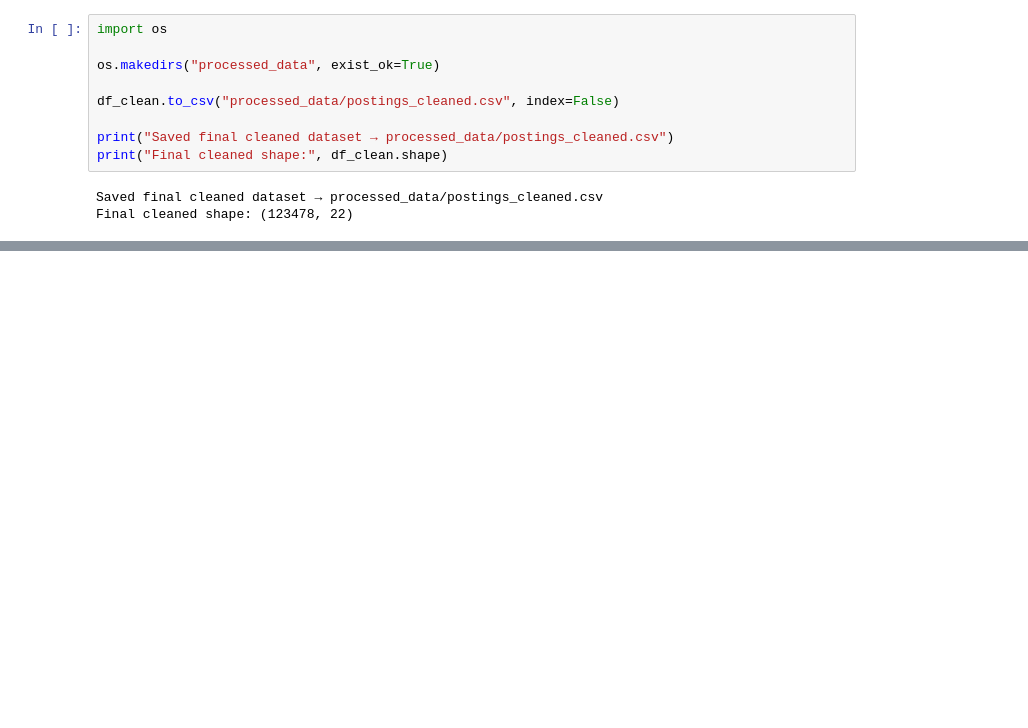
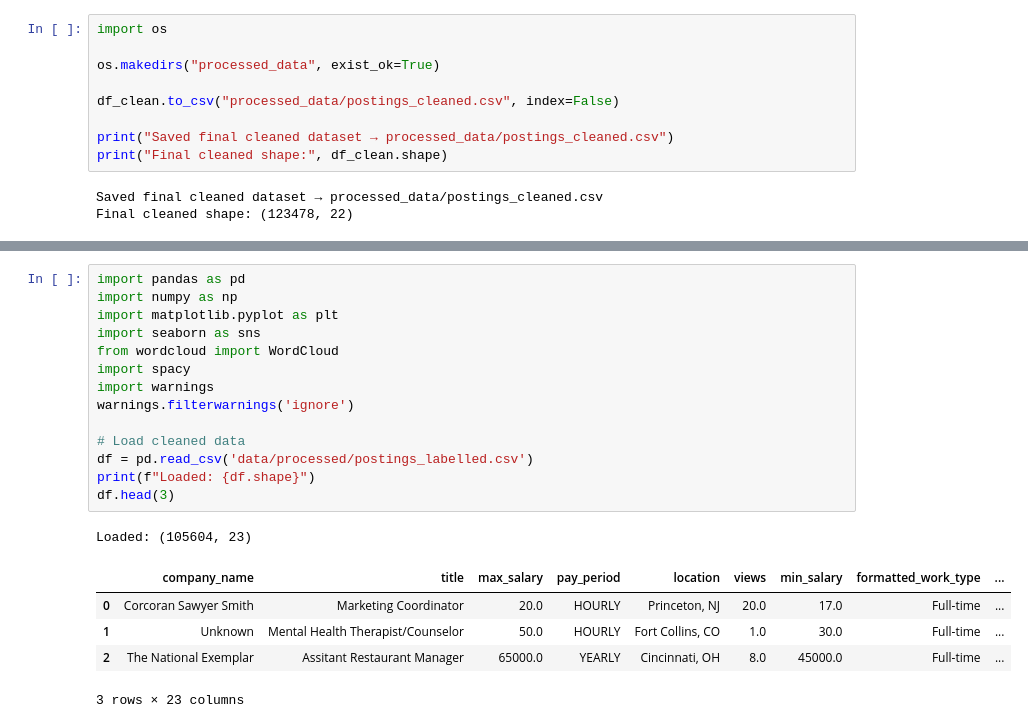
Before and after one commit to Manisha-Purushothaman/linkedin-job-nlp, a Jupyter notebook: notebooks/Code/Final_Project_code.ipynb, the cells around one changed output, grey strips where cells are left out. Cells and saved outputs as stored; diff of their text form; blank space fills up the shorter version.

```diff
--- a/notebooks/Code/Final_Project_code.ipynb
+++ b/notebooks/Code/Final_Project_code.ipynb
@@ -491,0 +958,21 @@ Final cleaned shape: (123478, 22)
+# %%
+import pandas as pd
+import numpy as np
+import matplotlib.pyplot as plt
+import seaborn as sns
+from wordcloud import WordCloud
+import spacy
+import warnings
+warnings.filterwarnings('ignore')
+
+# Load cleaned data
+df = pd.read_csv('data/processed/postings_labelled.csv')
+print(f"Loaded: {df.shape}")
+df.head(3)
+# %% [output]
+Loaded: (105604, 23)
+|  | company_name | title | max_salary | pay_period | location | views | min_salary | formatted_work_type | ... |
+| 0 | Corcoran Sawyer Smith | Marketing Coordinator | 20.0 | HOURLY | Princeton, NJ | 20.0 | 17.0 | Full-time | ... |
+| 1 | Unknown | Mental Health Therapist/Counselor | 50.0 | HOURLY | Fort Collins, CO | 1.0 | 30.0 | Full-time | ... |
+| 2 | The National Exemplar | Assitant Restaurant Manager | 65000.0 | YEARLY | Cincinnati, OH | 8.0 | 45000.0 | Full-time | ... |
+3 rows × 23 columns
```
Also changed, not shown: parts of 5 cells of this notebook.
